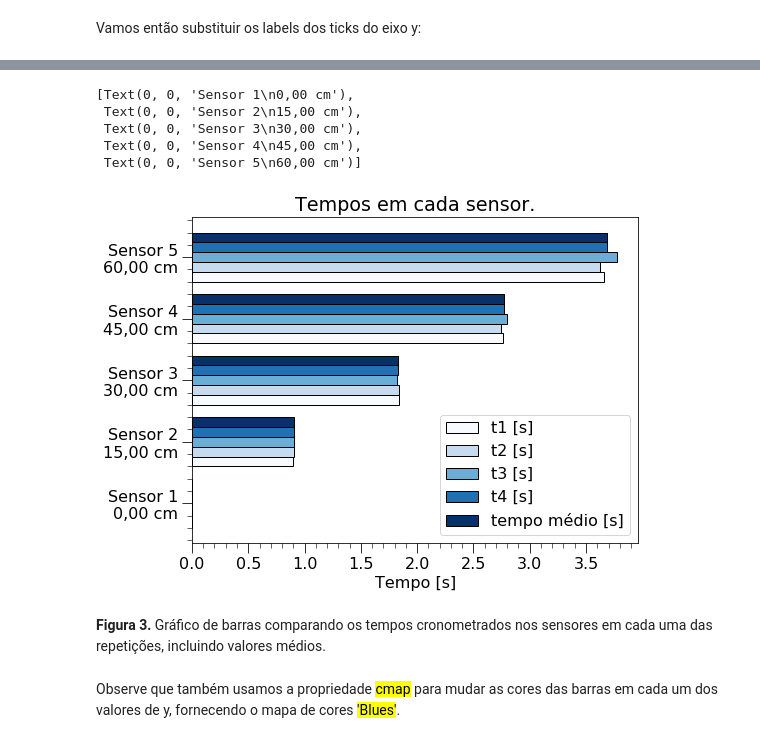
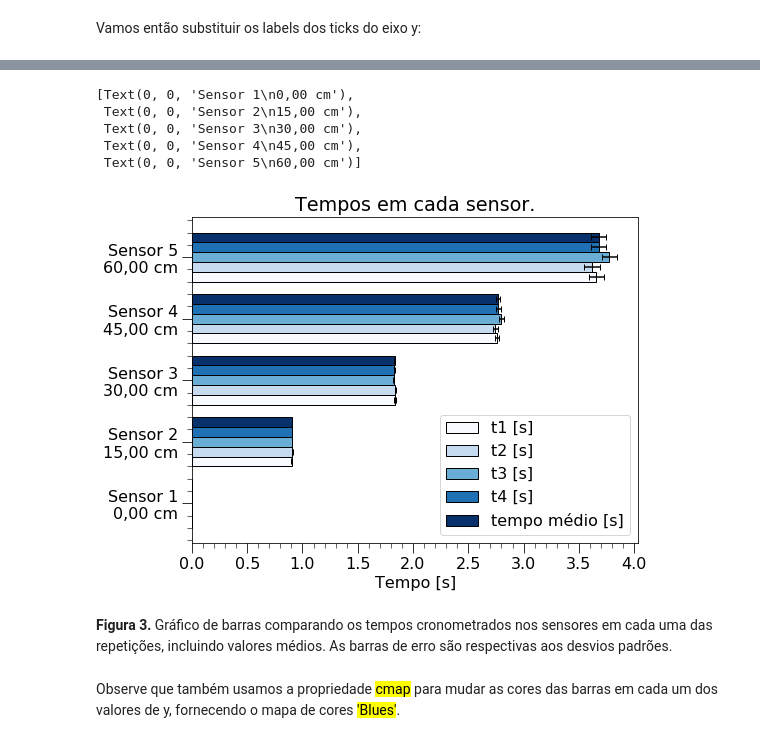
Before and after one commit to vieirads/Curso-de-extensao, a Jupyter notebook: Aulas/Aula_3_Equacoes_da_cinematica_parte_I.ipynb, the cells around one changed output, grey strips where cells are left out. Cells and saved outputs as stored; diff of their text form; code cells hidden in the pictures.

```diff
--- a/Aulas/Aula_3_Equacoes_da_cinematica_parte_I.ipynb
+++ b/Aulas/Aula_3_Equacoes_da_cinematica_parte_I.ipynb
@@ -877,29 +878,30 @@ Vamos então substituir os labels dos ticks do eixo y:
 # %%
 plot_bar_df_dados = df_dados.plot.barh(
     # para cada valor da variável x, teremos vários valores correspondentes
     # que serão comparados. No nosso caso, a variável x é a posição, e os
     # valores comparados são os tempos de cada repetição e o valor médio
-
+    xerr='desvio padrão [s]', # definimos os desvios dos valores
     x='S [cm]', # variável x, onde os valores serão comparados
     y=['t1 [s]', 't2 [s]', 't3 [s]', 't4 [s]', 'tempo médio [s]'], # valores comparados
     width=0.8, # define a espessura das barras
     edgecolor='#000000', # define a cor das bordas das barras
+    capsize=3, # definimos o tamanho da barra perpendicular à barra de erro
     cmap='Blues', # definimos um map de cores para as barras em um valor de y
     title='Tempos em cada sensor.' # define o título da figura
 )
 plot_bar_df_dados.set_xlabel('Tempo [s]') # define o label do eixo x
 plot_bar_df_dados.set_ylabel('') # deixamos em branco o label do eixo y
 plot_bar_df_dados.set_yticklabels(lista_de_labels) # trocamos os labels dos ticks do eixo y
 # %% [output]
 [Text(0, 0, 'Sensor 1\n0,00 cm'),
  Text(0, 0, 'Sensor 2\n15,00 cm'),
  Text(0, 0, 'Sensor 3\n30,00 cm'),
  Text(0, 0, 'Sensor 4\n45,00 cm'),
  Text(0, 0, 'Sensor 5\n60,00 cm')]
-[figure, old version]
+[figure, new version]
 # %% [markdown]
 <p class='justified'>
-    <b>Figura 3.</b> Gráfico de barras comparando os tempos cronometrados nos sensores em cada uma das repetições, incluindo valores médios.
+    <b>Figura 3.</b> Gráfico de barras comparando os tempos cronometrados nos sensores em cada uma das repetições, incluindo valores médios. As barras de erro são respectivas aos desvios padrões.
 </p>
 # %% [markdown]
 <p class='justified'>
```
Also changed, not shown: parts of 1 cell of this notebook.
